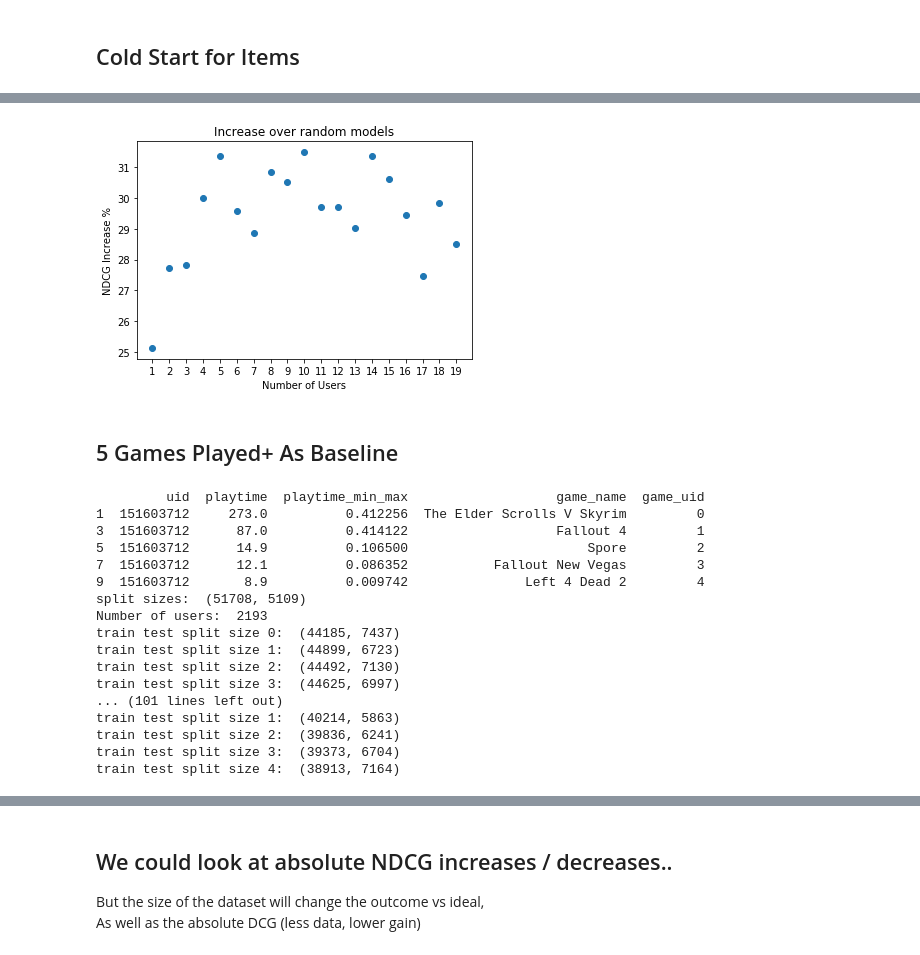
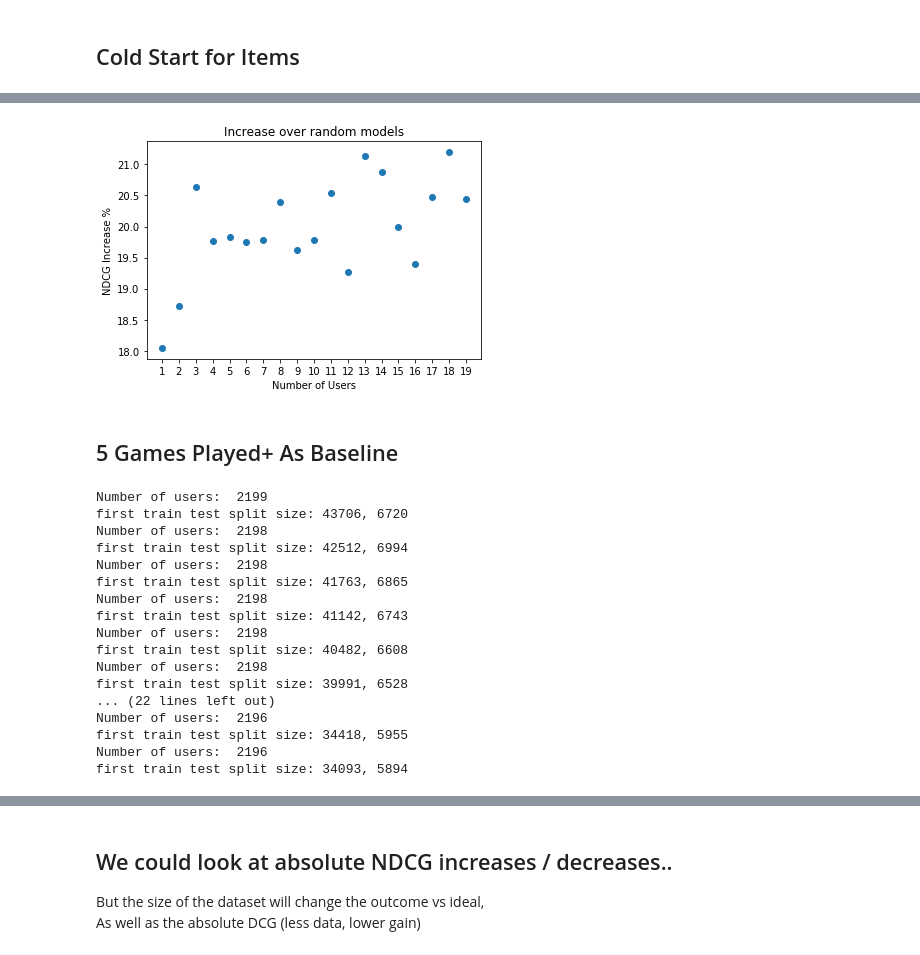
Before and after one commit to gitmbar2/game_recommender, a Jupyter notebook: notebooks/cold_start.ipynb, the cells around one changed output, grey strips where cells are left out. Cells and saved outputs as stored; diff of their text form; code cells hidden in the pictures.

```diff
--- a/notebooks/cold_start.ipynb
+++ b/notebooks/cold_start.ipynb
@@ -356,12 +353,12 @@ random_ndcg:  213.950020824
 # %%
-increases = first_item_increase + second_item_increase
+item_increases = item_increase1 + item_increase2
 fig, ax = plt.subplots()
-ax.scatter(list(range(1,20)), increases)
+ax.scatter(list(range(1,20)), item_increases)
 ax.set_title('Increase over random models')
 ax.set_xlabel('Number of Users')
 ax.set_ylabel('NDCG Increase %')
 ax.set_xticks(list(range(1,20)))
 fig.show()
-# fig.savefig('../figures/increase_users_for_items.png')
+fig.savefig('../figures/increase_users_for_items.png')
 # %% [output]
-[figure, old version]
+[figure, new version]
@@ -377,22 +365,22 @@ fig.show()
 # %% [markdown]
 ## 5 Games Played+ As Baseline
 # %%
-results_5_games_n_users_datasets = [create_dataset(min_games_played=5, min_users_for_game=i) for i in range(1,10)]
+optimal_games_n_users_datasets = [create_dataset(train_val, min_games_played=5, min_users_for_game=i) for i in range(1,20)]
 # %% [output]
-         uid  playtime  playtime_min_max                   game_name  game_uid
-1  151603712     273.0          0.412256  The Elder Scrolls V Skyrim         0
-3  151603712      87.0          0.414122                   Fallout 4         1
-5  151603712      14.9          0.106500                       Spore         2
-7  151603712      12.1          0.086352           Fallout New Vegas         3
-9  151603712       8.9          0.009742               Left 4 Dead 2         4
-split sizes:  (51708, 5109)
-Number of users:  2193
-train test split size 0:  (44185, 7437)
-train test split size 1:  (44899, 6723)
-train test split size 2:  (44492, 7130)
-train test split size 3:  (44625, 6997)
-... (101 lines left out)
-train test split size 1:  (40214, 5863)
-train test split size 2:  (39836, 6241)
-train test split size 3:  (39373, 6704)
-train test split size 4:  (38913, 7164)
+Number of users:  2199
+first train test split size: 43706, 6720
+Number of users:  2198
+first train test split size: 42512, 6994
+Number of users:  2198
+first train test split size: 41763, 6865
+Number of users:  2198
+first train test split size: 41142, 6743
+Number of users:  2198
+first train test split size: 40482, 6608
+Number of users:  2198
+first train test split size: 39991, 6528
+... (22 lines left out)
+Number of users:  2196
+first train test split size: 34418, 5955
+Number of users:  2196
+first train test split size: 34093, 5894
```
Also changed, not shown: parts of 22 cells of this notebook, 3 other files.
